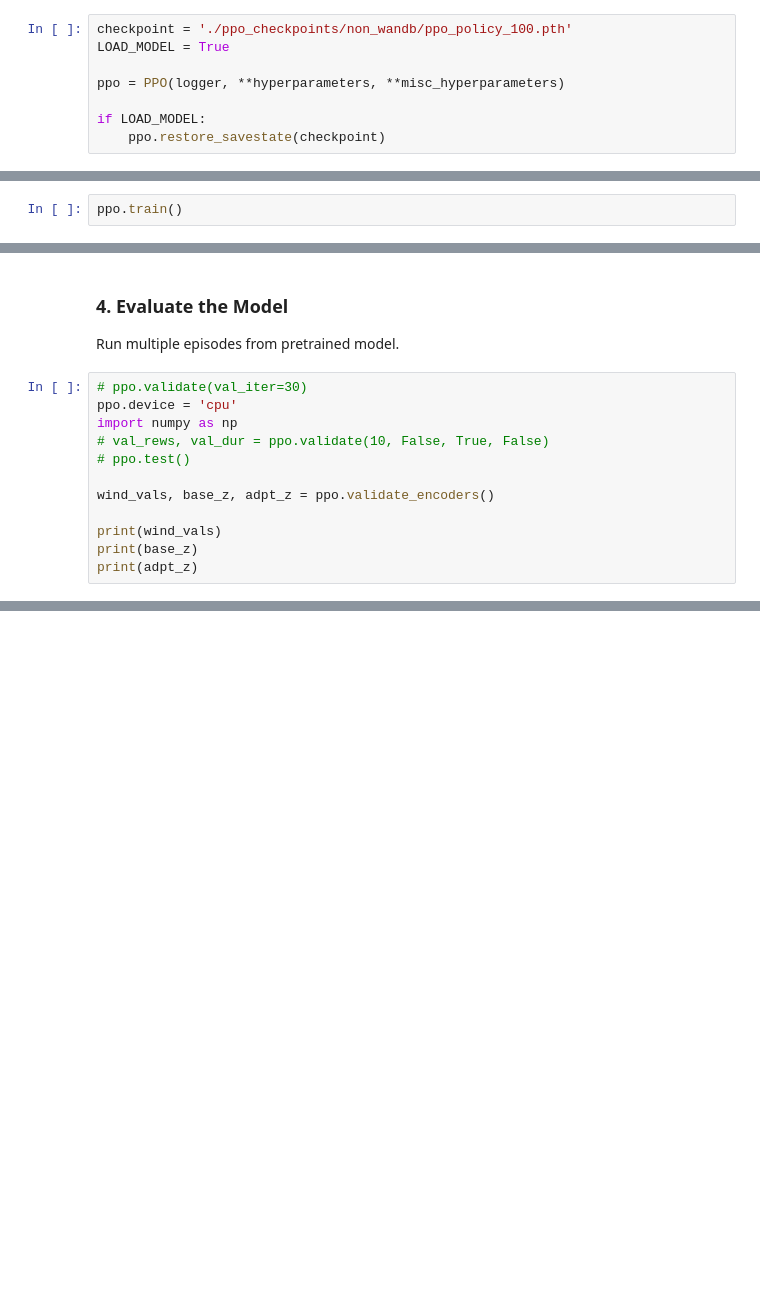
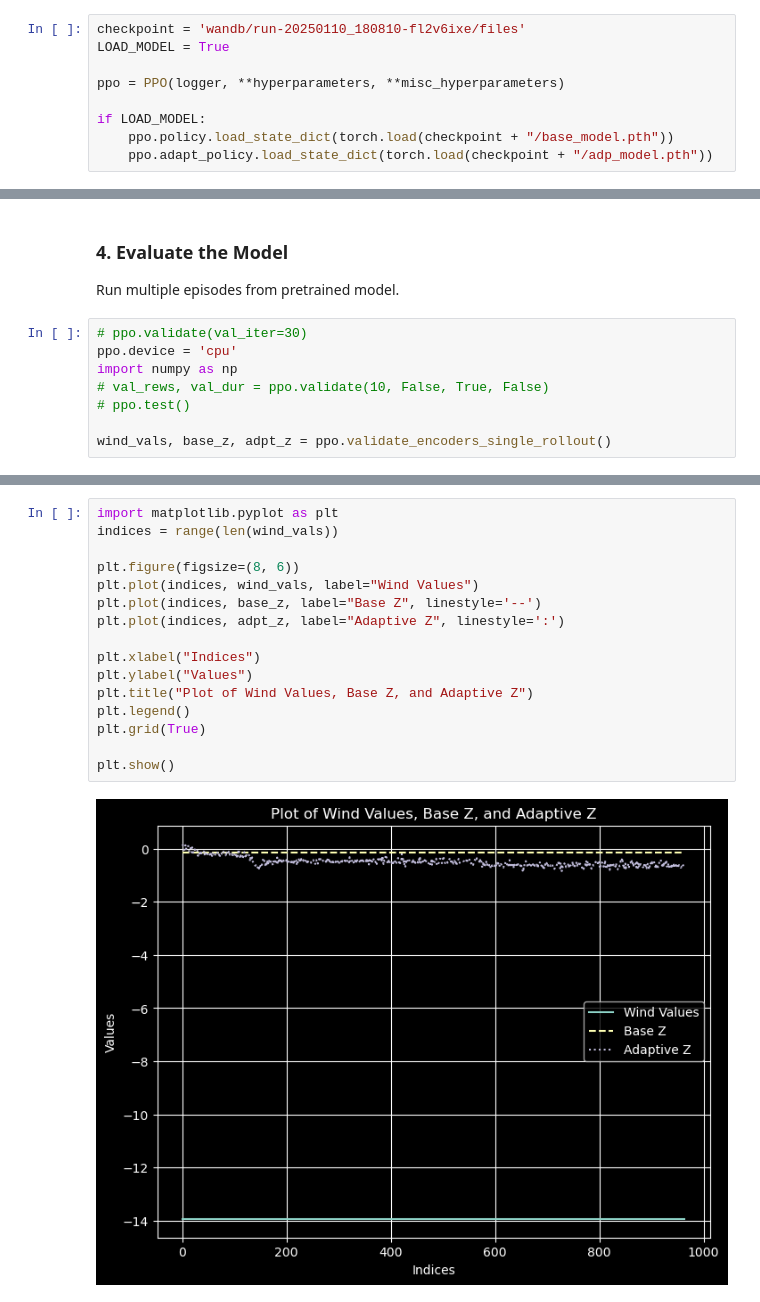
Before and after one commit to Paulomen2712/tum-adlr-ws25-16, a Jupyter notebook: PPO_lunar_landar.ipynb, the cells around one changed output, grey strips where cells are left out. Drawn from its saved outputs; the diff is of its cells as text; blank space fills up the shorter version.

Commit message:
added plots

```diff
--- a/PPO_lunar_landar.ipynb
+++ b/PPO_lunar_landar.ipynb
@@ -38,10 +39,11 @@ else:
 # %% [markdown]
 Initialise the model fo the desired timestamps. Alternatively can specify a checkpoint to continue training.
 # %%
-checkpoint = './ppo_checkpoints/non_wandb/ppo_policy_100.pth'
+checkpoint = 'wandb/run-20250110_180810-fl2v6ixe/files'
 LOAD_MODEL = True
 
 ppo = PPO(logger, **hyperparameters, **misc_hyperparameters)
 
 if LOAD_MODEL:
-    ppo.restore_savestate(checkpoint)
+    ppo.policy.load_state_dict(torch.load(checkpoint + "/base_model.pth"))
+    ppo.adapt_policy.load_state_dict(torch.load(checkpoint + "/adp_model.pth"))
@@ -49,5 +56,3 @@ if LOAD_MODEL:
 ### 3. Train the Model
 
 Train model for specified amount of timestamps.
-# %%
-ppo.train()
@@ -81,9 +87,5 @@ import numpy as np
 # val_rews, val_dur = ppo.validate(10, False, True, False)
 # ppo.test()
 
-wind_vals, base_z, adpt_z = ppo.validate_encoders()
-
-print(wind_vals)
-print(base_z)
-print(adpt_z)
+wind_vals, base_z, adpt_z = ppo.validate_encoders_single_rollout()
 # %% [output]
@@ -90,0 +95,18 @@ RuntimeError: Expected all tensors to be on the same device, but found at least
+# %%
+import matplotlib.pyplot as plt
+indices = range(len(wind_vals))
+
+plt.figure(figsize=(8, 6))
+plt.plot(indices, wind_vals, label="Wind Values")
+plt.plot(indices, base_z, label="Base Z", linestyle='--')
+plt.plot(indices, adpt_z, label="Adaptive Z", linestyle=':')
+
+plt.xlabel("Indices")
+plt.ylabel("Values")
+plt.title("Plot of Wind Values, Base Z, and Adaptive Z")
+plt.legend()
+plt.grid(True)
+
+plt.show()
+# %% [output]
+[figure, added]
```
Also changed, not shown: parts of 5 cells of this notebook.
